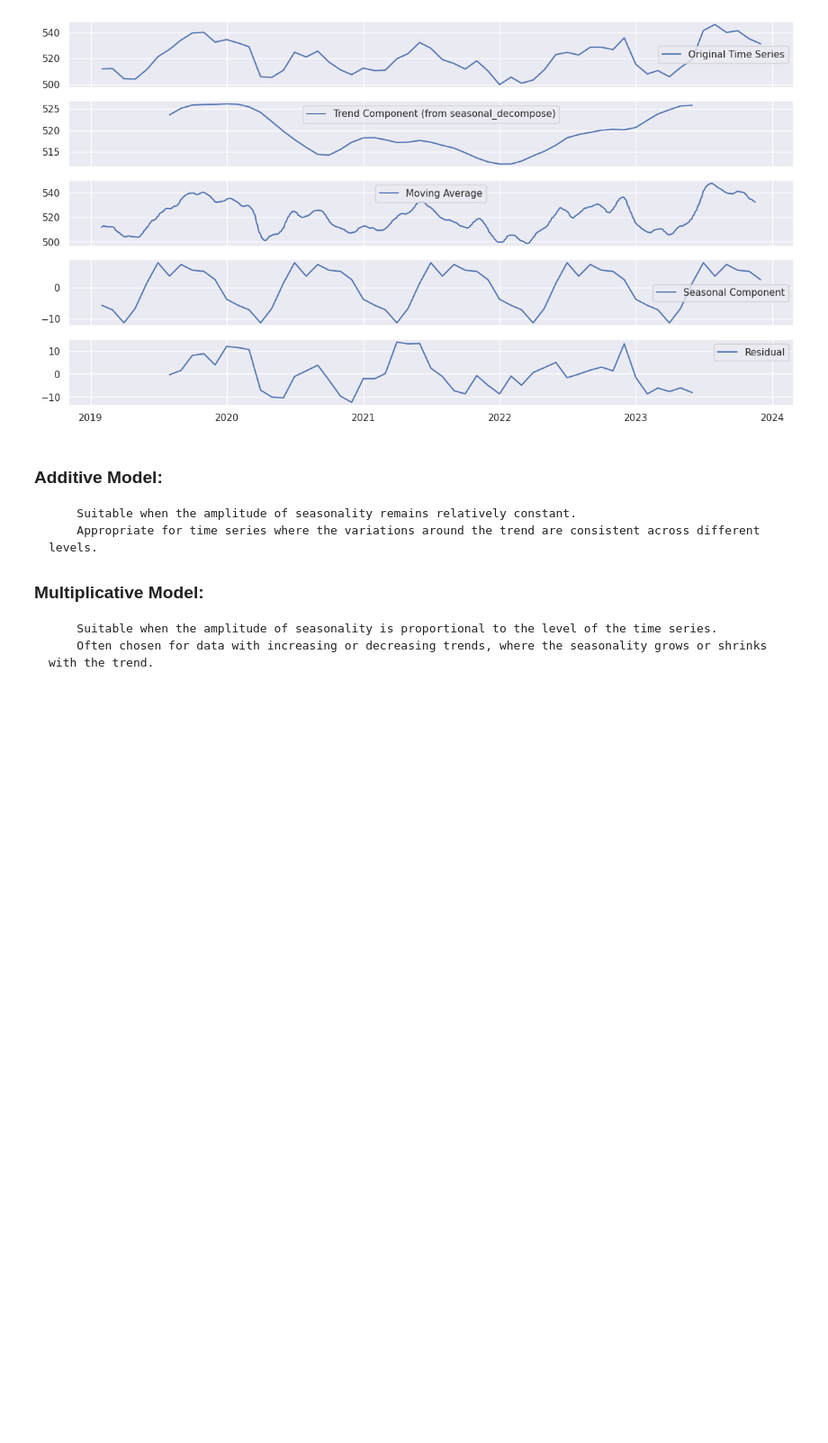
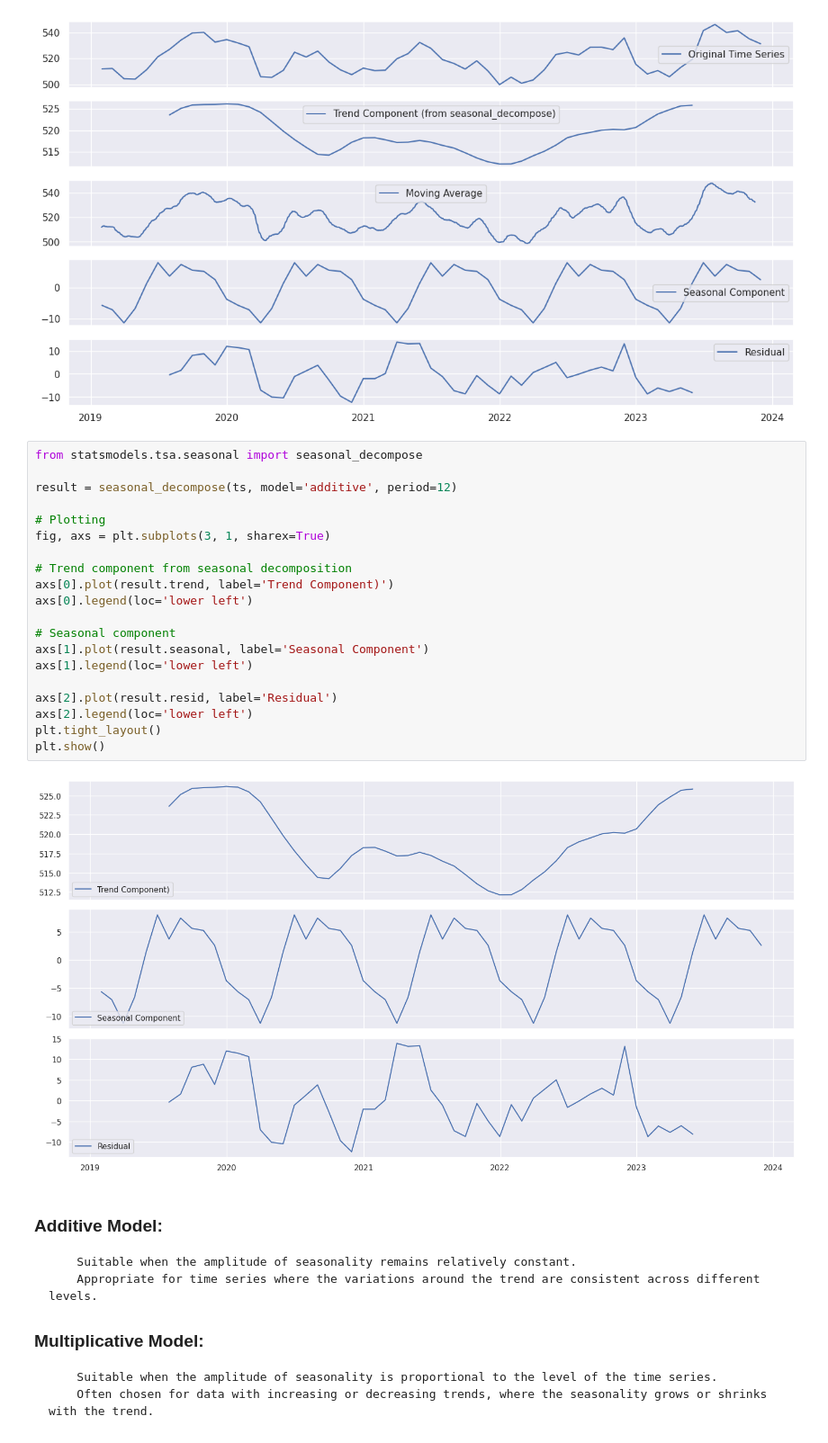
Before and after one commit to 5JKY/Project, a Jupyter notebook: resample_monthly_5year.ipynb, the cells around one changed output. Shown at 90% size. Drawn from its saved outputs; the diff is of its cells as text; blank space fills up the shorter version.

Commit message:
test MA and seasonal compose in monthly and daily frequence

```diff
--- a/resample_monthly_5year.ipynb
+++ b/resample_monthly_5year.ipynb
@@ -304,6 +304,28 @@ axs[4].legend()
 plt.show()
 # %% [output]
 [figure]
+# %%
+from statsmodels.tsa.seasonal import seasonal_decompose
+
+result = seasonal_decompose(ts, model='additive', period=12)
+
+# Plotting
+fig, axs = plt.subplots(3, 1, sharex=True)
+
+# Trend component from seasonal decomposition
+axs[0].plot(result.trend, label='Trend Component)')
+axs[0].legend(loc='lower left')
+
+# Seasonal component
+axs[1].plot(result.seasonal, label='Seasonal Component')
+axs[1].legend(loc='lower left')
+
+axs[2].plot(result.resid, label='Residual')
+axs[2].legend(loc='lower left')
+plt.tight_layout()
+plt.show()
+# %% [output]
+[figure, added]
 # %% [markdown]
 ###     Additive Model:
         Suitable when the amplitude of seasonality remains relatively constant.
```
